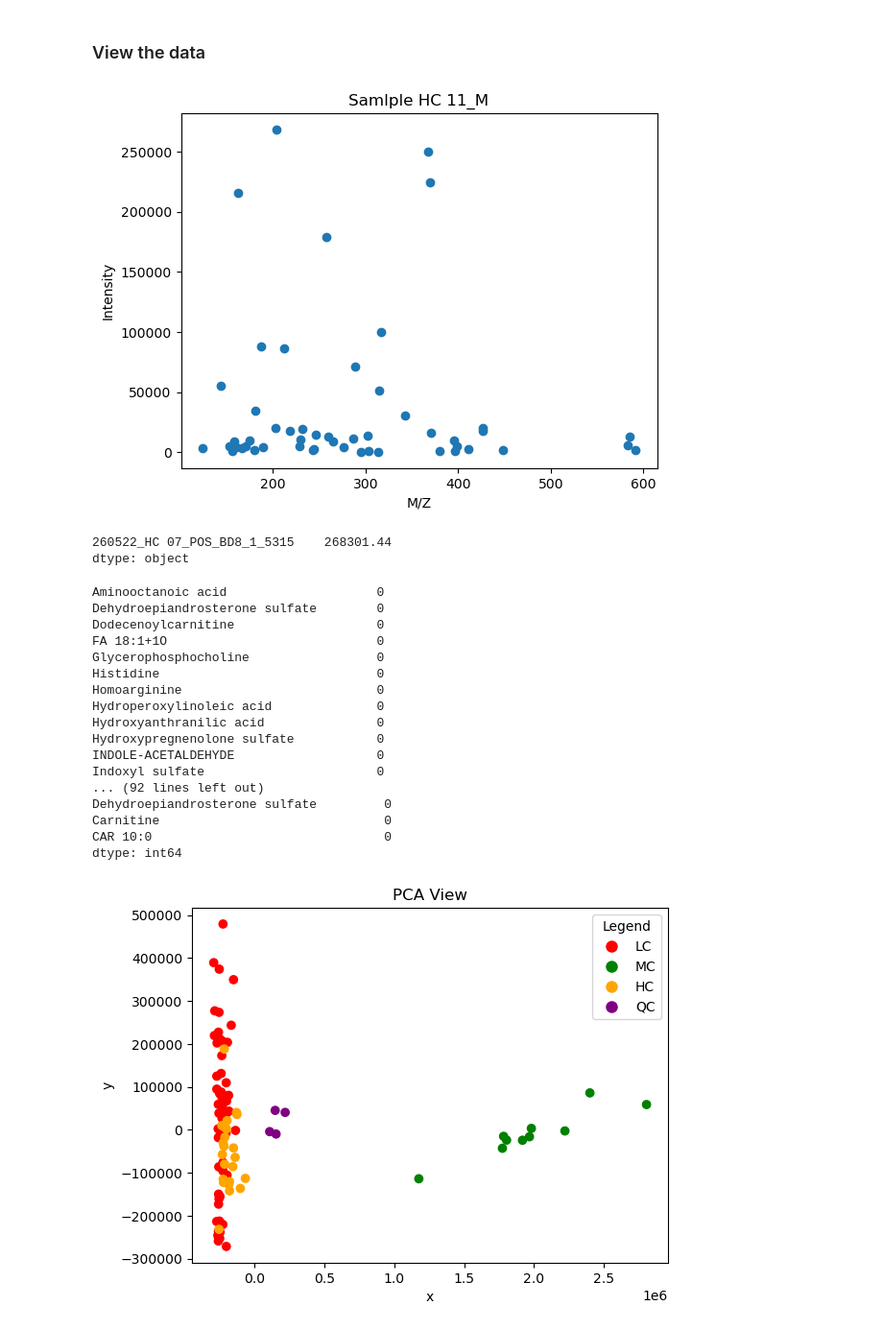
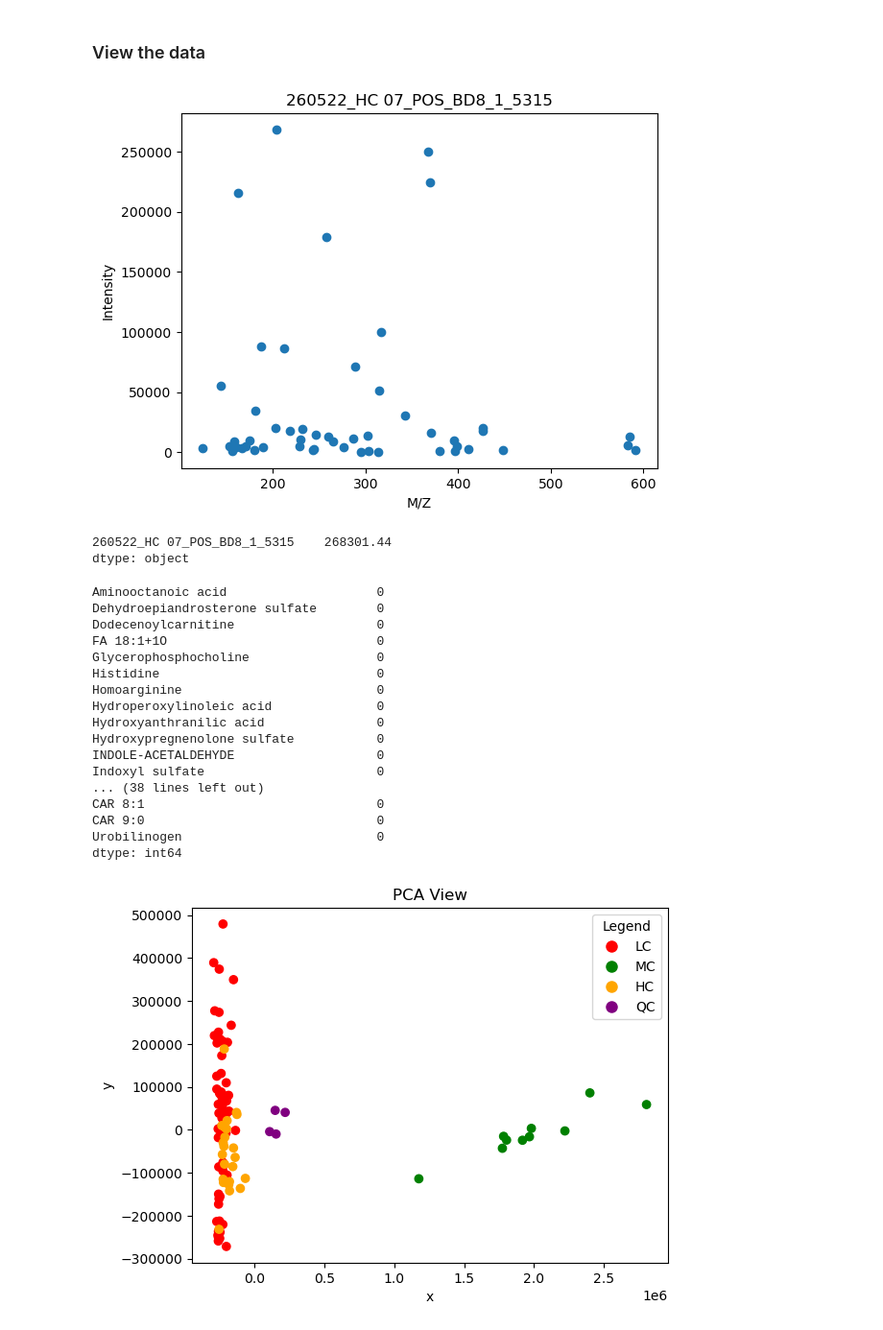
Before and after one commit to Bvs00/AI4ODA_projectwork, a Jupyter notebook: notebook_metaboloma_findModel_Median.ipynb, the cells around one changed output. Shown at 96% size. Cells and saved outputs as stored; diff of their text form; code cells hidden in the pictures.

```diff
--- a/notebook_metaboloma_findModel_Median.ipynb
+++ b/notebook_metaboloma_findModel_Median.ipynb
@@ -69,15 +69,15 @@ colors = [color_mapping[label] for label in df_y_metaboloma]
 # %%
 import matplotlib.pyplot as plt
 
 plt.scatter(mz_metaboloma, df_x_metaboloma.iloc[89:90])
 plt.xlabel("M/Z")
 plt.ylabel("Intensity")
-plt.title("Samlple HC 11_M")
+plt.title("260522_HC 07_POS_BD8_1_5315")
 plt.show()
 # axis=1 sono le righe; axis=0 sono le colonne
 print(df_x_metaboloma[89:90].max(axis=1))
 # %% [output]
-[figure, old version]
+[figure, new version]
 260522_HC 07_POS_BD8_1_5315    268301.44
 dtype: object
 # %%
@@ -86,7 +86,6 @@ df_x_metaboloma_original = df_x_metaboloma.copy()
 for column in df_x_metaboloma.columns:
     df_x_metaboloma.loc[:,column] = df_x_metaboloma[column].fillna((np.nanmin(df_x_metaboloma[column]))/5)
 print(df_x_metaboloma.isna().sum().sort_values(ascending=False))
-print(df_x_metaboloma_original.isna().sum().sort_values(ascending=False))
 # %% [output]
 Aminooctanoic acid                    0
 Dehydroepiandrosterone sulfate        0
@@ -100,10 +99,10 @@ Hydroxyanthranilic acid               0
 Hydroxypregnenolone sulfate           0
 INDOLE-ACETALDEHYDE                   0
 Indoxyl sulfate                       0
-... (92 lines left out)
-Dehydroepiandrosterone sulfate         0
-Carnitine                              0
-CAR 10:0                               0
+... (38 lines left out)
+CAR 8:1                               0
+CAR 9:0                               0
+Urobilinogen                          0
 dtype: int64
 # %%
 from sklearn.decomposition import PCA
```
Also changed, not shown: parts of 33 cells of this notebook, 2 other files.
